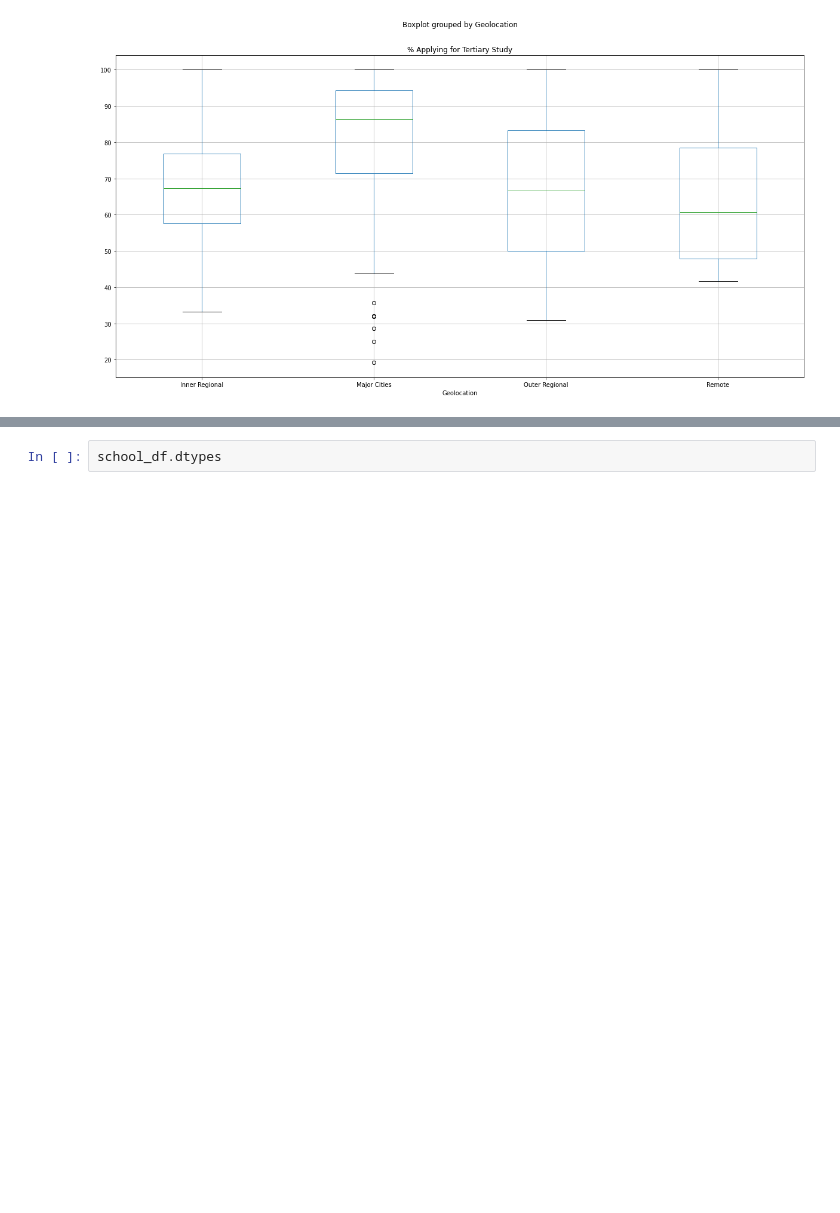
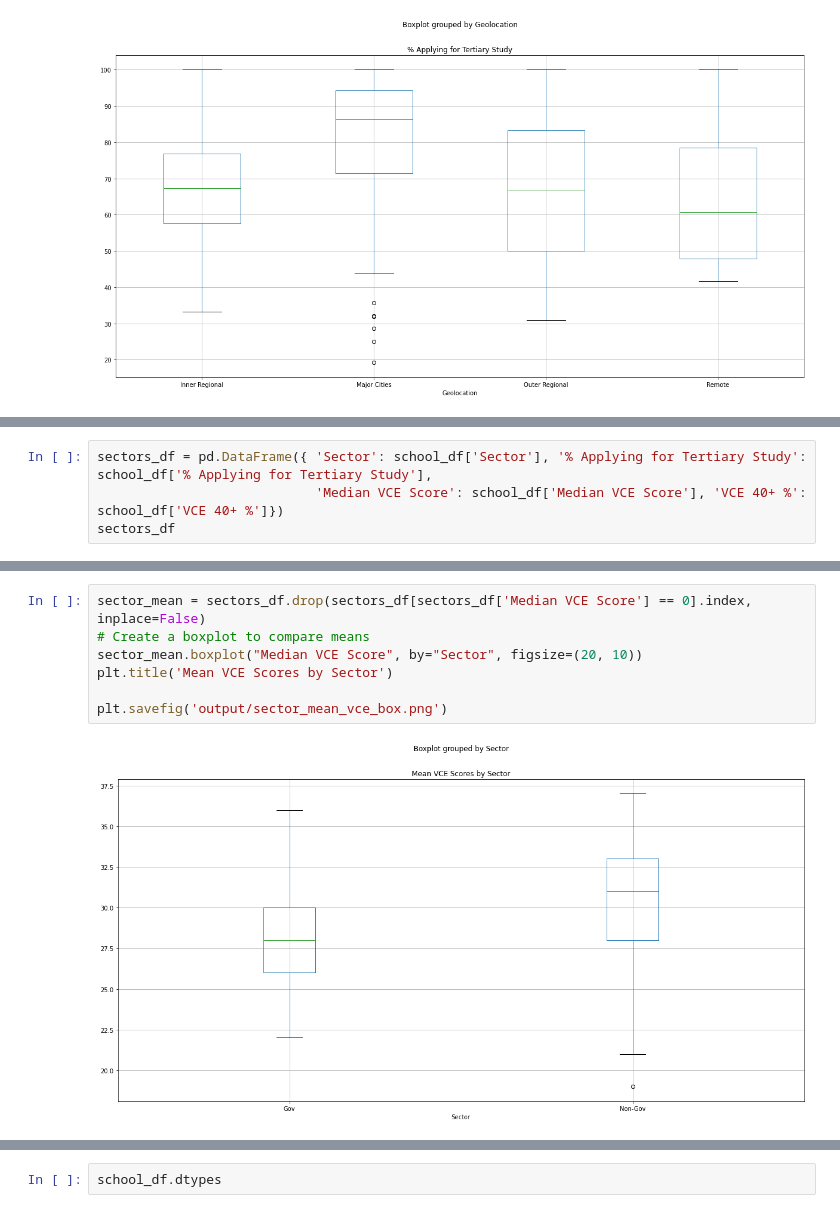
Before and after one commit to joshmartin33/project-one, a Jupyter notebook: analysis.ipynb, the cells around one changed output, grey strips where cells are left out. Cells and saved outputs as stored; diff of their text form; blank space fills up the shorter version.

Commit message:
Added sector academic analysis

```diff
--- a/analysis.ipynb
+++ b/analysis.ipynb
@@ -257,0 +261,4 @@ fig
+# %%
+sectors_df = pd.DataFrame({ 'Sector': school_df['Sector'], '% Applying for Tertiary Study': school_df['% Applying for Tertiary Study'],
+                            'Median VCE Score': school_df['Median VCE Score'], 'VCE 40+ %': school_df['VCE 40+ %']})
+sectors_df
@@ -257,0 +279,9 @@ fig
+# %%
+sector_mean = sectors_df.drop(sectors_df[sectors_df['Median VCE Score'] == 0].index, inplace=False)
+# Create a boxplot to compare means
+sector_mean.boxplot("Median VCE Score", by="Sector", figsize=(20, 10))
+plt.title('Mean VCE Scores by Sector')
+
+plt.savefig('output/sector_mean_vce_box.png')
+# %% [output]
+[figure, added]
```
Also changed, not shown: parts of 4 cells of this notebook, 3 other files.
